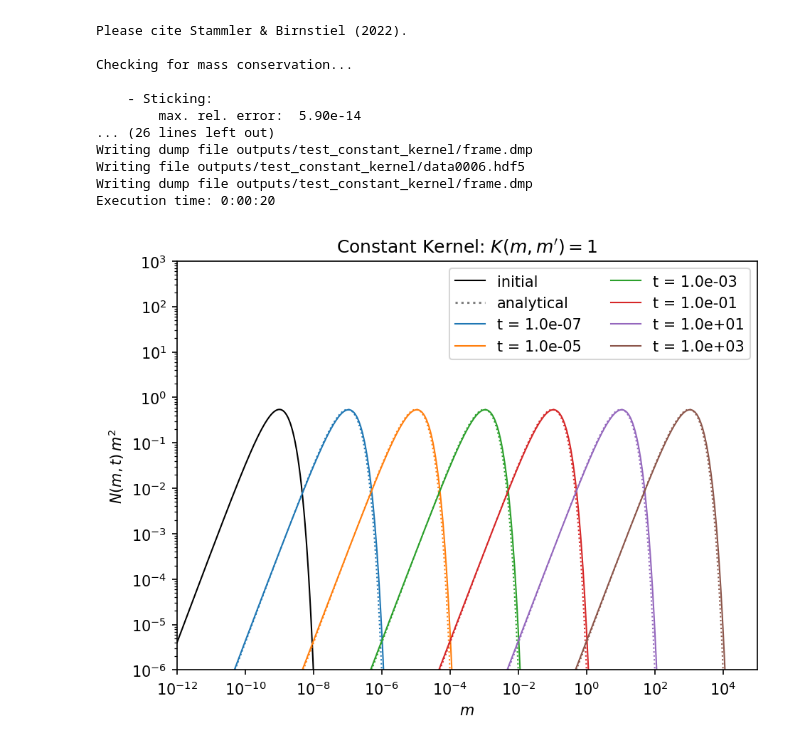
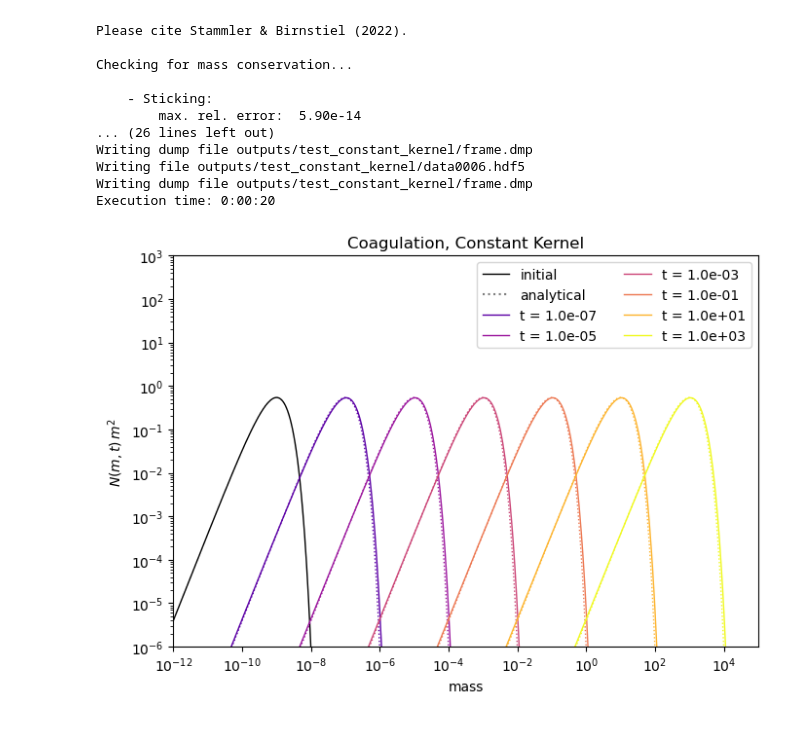
Before and after one commit to silkbha/Smoluchowski, a Jupyter notebook: notebooks/dustpy_test.ipynb, the cells around one changed output. Drawn from its saved outputs; the diff is of its cells as text; code cells hidden in the pictures.

```diff
--- a/notebooks/dustpy_test.ipynb
+++ b/notebooks/dustpy_test.ipynb
@@ -92,26 +92,28 @@ Execution time: 0:00:20
 # %%
 # Output / Plot
 
 SigmaConstant = sim.writer.read.sequence("dust.Sigma")
 m = sim.writer.read.sequence("grid.m")
 t = sim.writer.read.sequence("t")
 
-fig = plt.figure(dpi=150)
-ax = fig.add_subplot(111)
+fig, ax = plt.subplots(1,1, figsize=(7,5))
+
 ax.loglog(m[0, ...], convert(SigmaConstant[0, 1, :], m[0, ...]), lw=1, c="black", label="initial")
 ax.plot(0., 0., ":", c="black", label="analytical", alpha=0.5)
+
+couleurs = plt.cm.plasma(np.linspace(0,1,len(t)))
 for i in range(1, len(t)):
-    cstr = "C" + str(i-1)
-    ax.loglog(m[i, ...], convert(SigmaConstant[i, 1, :], m[i, ...]), lw=1, c=cstr, label="t = {:3.1e}".format(t[i]))
-    ax.loglog(m[i, ...], solution_constant_kernel(t[i], m[i, ...], a, S0), ":", lw=1, c=cstr)
-# ax.annotate('', xy=(1.1e2, 1.e-5), xytext=(1.e3, 1.e-4), arrowprops=dict(facecolor='red', lw=0, width=6))
+    cstr = couleurs[i] # "C" + str(i-1)
+    ax.loglog(m[i,:], convert(SigmaConstant[i,1,:], m[i,:]), lw=1, c=cstr, label="t = {:3.1e}".format(t[i]))
+    ax.loglog(m[i,:], solution_constant_kernel(t[i], m[i,:], a, S0), ":", lw=1, c=cstr)
+
 ax.legend(ncol=2)
 ax.set_xlim(m[0, 0], m[0, -1])
 ax.set_ylim(1.e-6, 1.e3)
-ax.set_xlabel(r"$m$")
+ax.set_xlabel(r"mass")
 ax.set_ylabel(r"$N\left(m,t\right)\,m^2$")
-ax.set_title(r"Constant Kernel: $K\left( m, m'\right) = 1$")
+ax.set_title(r"Coagulation, Constant Kernel")
 fig.tight_layout()
 plt.show()
 # %% [output]
-[figure, old version]
+[figure, new version]
```
